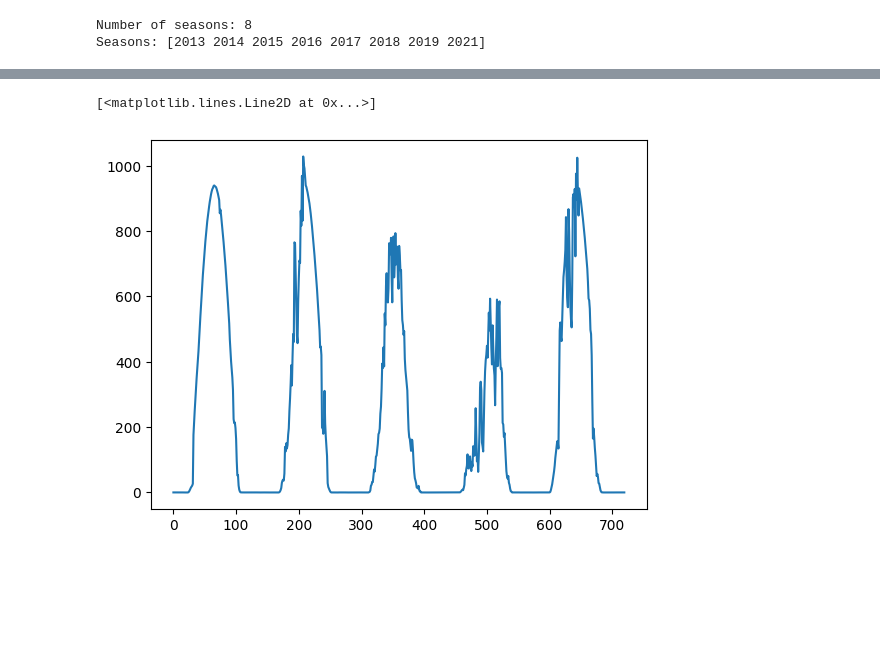
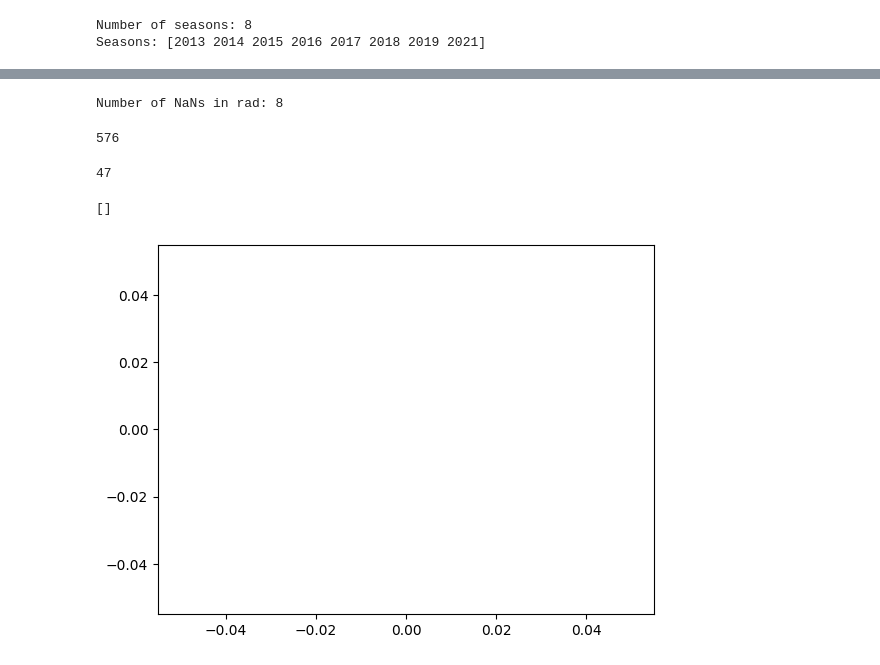
Before and after one commit to Claudio-zb/RL_WEF_MS, a Jupyter notebook: calan_dataset.ipynb, the cells around one changed output, grey strips where cells are left out. Saved outputs shown, nothing was run; the diff lists cells and outputs as text; code cells hidden in the pictures; blank space fills up the shorter version.

```diff
--- a/calan_dataset.ipynb
+++ b/calan_dataset.ipynb
@@ -70,5 +132,18 @@ len(df), len(df_sept_to_jan)
+# %%
+n_nans_rad = rad.isna().sum()
+print(f"Number of NaNs in rad: {n_nans_rad}")
+# %% [output]
+Number of NaNs in rad: 8
+# %%
+144*4
+# %% [output]
+576
+# %%
+s_day_1
+# %% [output]
+47
 # %%
-plt.plot(get_rad()[0:144*5])
+plt.plot()
 # %% [output]
-[<matplotlib.lines.Line2D at 0x...>]
+[]
-[figure, old version]
+[figure, new version]
```
Also changed, not shown: parts of 16 cells of this notebook, 14 other files.
